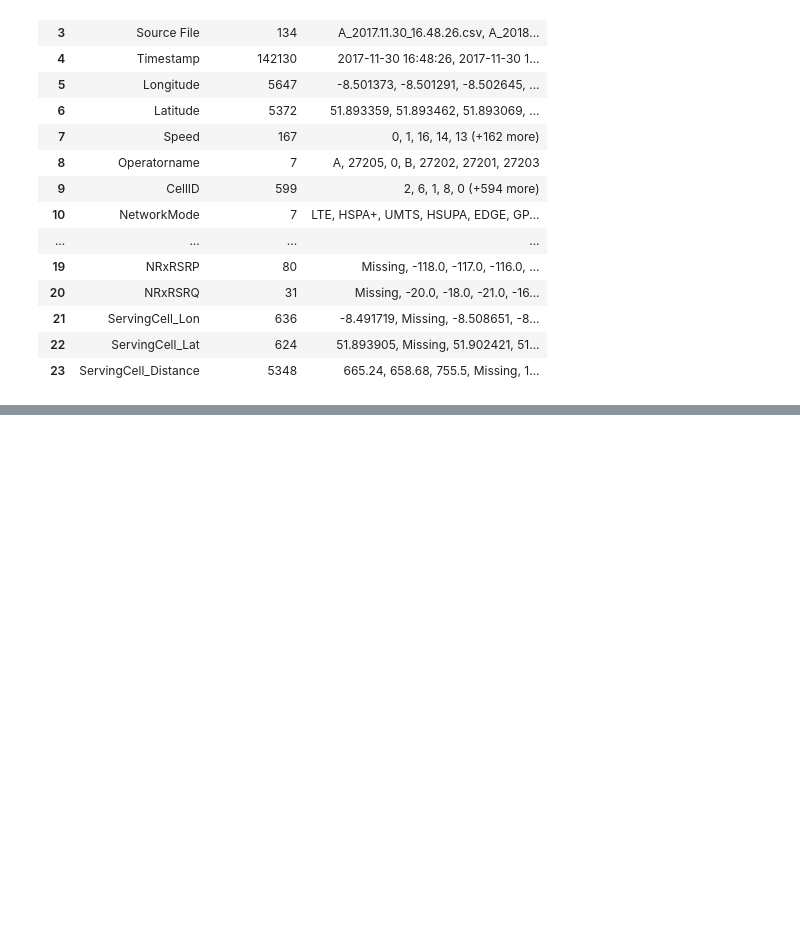
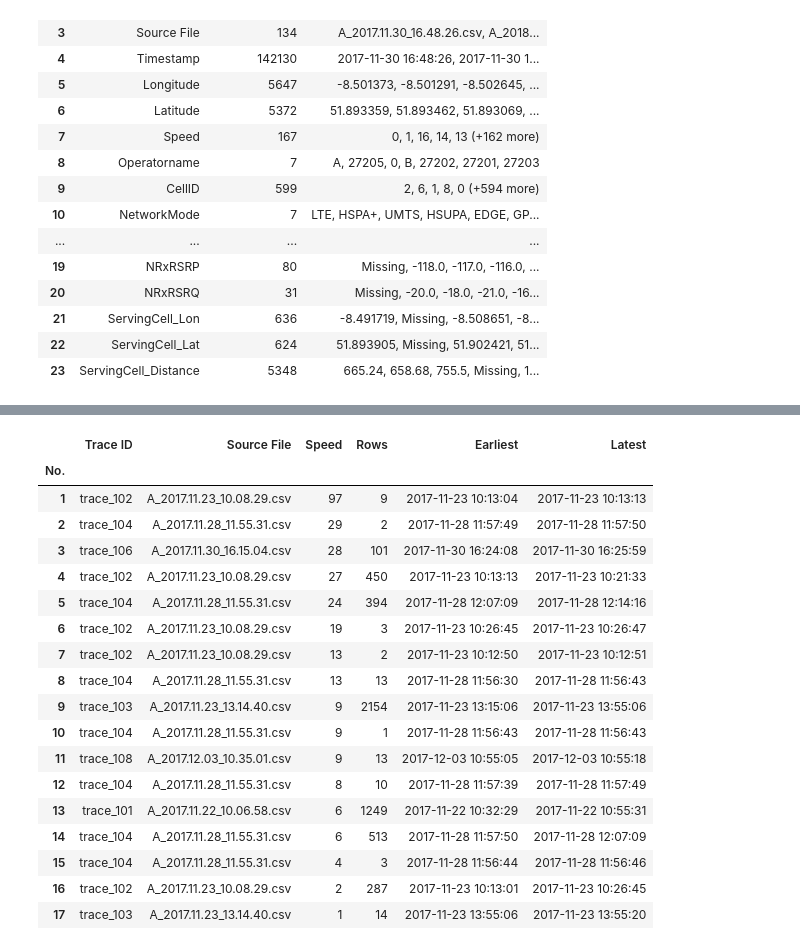
Before and after one commit to Zendin110206/4g-lte-throughput-prediction, a Jupyter notebook: notebooks/01_lte_throughput_analysis.ipynb, the cells around one changed output, grey strips where cells are left out. Cells and saved outputs as stored; diff of their text form; code cells hidden in the pictures; blank space fills up the shorter version.

```diff
--- a/notebooks/01_lte_throughput_analysis.ipynb
+++ b/notebooks/01_lte_throughput_analysis.ipynb
@@ -1073,0 +1545,20 @@ The prepared data contains no remaining `-` placeholders or exact duplicate rows
+# %%
+validated_df = cleaned_df.copy()
+
+invalid_rsrp_values = [-200, -27]
+
+invalid_rsrp_rows = validated_df[
+    "RSRP"
+].isin(invalid_rsrp_values)
+
+validated_df["RSRP"] = validated_df["RSRP"].astype(float)
+
+validated_df.loc[
+    invalid_rsrp_rows,
+    "RSRP",
+] = pd.NA
+
+print(f"Invalid RSRP values replaced: {invalid_rsrp_rows.sum():,}")
+print(f"Missing RSRP values now      : {validated_df['RSRP'].isna().sum():,}")
+print(f"Remaining -200 values        : {validated_df['RSRP'].eq(-200).sum():,}")
+print(f"Remaining -27 values         : {validated_df['RSRP'].eq(-27).sum():,}")
@@ -1073,0 +2132,58 @@ The prepared data contains no remaining `-` placeholders or exact duplicate rows
+# %%
+static_nonzero_speed = validated_df[
+    validated_df["Source Category"].eq("static")
+    & validated_df["Speed"].gt(0)
+].copy()
+
+
+speed_value_summary = (
+    static_nonzero_speed.groupby(
+        "Speed",
+        as_index=False,
+    )
+    .agg(
+        Rows=("Speed", "size"),
+        Traces=("Trace ID", "nunique"),
+    )
+    .sort_values("Speed")
+)
+
+speed_value_summary.index = range(
+    1,
+    len(speed_value_summary) + 1,
+)
+speed_value_summary.index.name = "No."
+
+
+speed_trace_summary = (
+    static_nonzero_speed.groupby(
+        ["Trace ID", "Source File", "Speed"],
+        as_index=False,
+    )
+    .agg(
+        Rows=("Speed", "size"),
+        Earliest=("Timestamp", "min"),
+        Latest=("Timestamp", "max"),
+    )
+    .sort_values(
+        ["Speed", "Trace ID"],
+        ascending=[False, True],
+    )
+)
+
+speed_trace_summary.index = range(
+    1,
+    len(speed_trace_summary) + 1,
+)
+speed_trace_summary.index.name = "No."
+
+
+print(f"Static rows with Speed above 0: {len(static_nonzero_speed):,}")
+
+print("\nObserved speed values")
+display(speed_value_summary)
+
+print("Speed values by trace")
+with pd.option_context("display.max_rows", None):
+    display(speed_trace_summary)
+# %% [output]
@@ -1073,0 +2209,19 @@ The prepared data contains no remaining `-` placeholders or exact duplicate rows
+|  | Trace ID | Source File | Speed | Rows | Earliest | Latest |
+| No. |  |  |  |  |  |  |
+| 1 | trace_102 | A_2017.11.23_10.08.29.csv | 97 | 9 | 2017-11-23 10:13:04 | 2017-11-23 10:13:13 |
+| 2 | trace_104 | A_2017.11.28_11.55.31.csv | 29 | 2 | 2017-11-28 11:57:49 | 2017-11-28 11:57:50 |
+| 3 | trace_106 | A_2017.11.30_16.15.04.csv | 28 | 101 | 2017-11-30 16:24:08 | 2017-11-30 16:25:59 |
+| 4 | trace_102 | A_2017.11.23_10.08.29.csv | 27 | 450 | 2017-11-23 10:13:13 | 2017-11-23 10:21:33 |
+| 5 | trace_104 | A_2017.11.28_11.55.31.csv | 24 | 394 | 2017-11-28 12:07:09 | 2017-11-28 12:14:16 |
+| 6 | trace_102 | A_2017.11.23_10.08.29.csv | 19 | 3 | 2017-11-23 10:26:45 | 2017-11-23 10:26:47 |
+| 7 | trace_102 | A_2017.11.23_10.08.29.csv | 13 | 2 | 2017-11-23 10:12:50 | 2017-11-23 10:12:51 |
+| 8 | trace_104 | A_2017.11.28_11.55.31.csv | 13 | 13 | 2017-11-28 11:56:30 | 2017-11-28 11:56:43 |
+| 9 | trace_103 | A_2017.11.23_13.14.40.csv | 9 | 2154 | 2017-11-23 13:15:06 | 2017-11-23 13:55:06 |
+| 10 | trace_104 | A_2017.11.28_11.55.31.csv | 9 | 1 | 2017-11-28 11:56:43 | 2017-11-28 11:56:43 |
+| 11 | trace_108 | A_2017.12.03_10.35.01.csv | 9 | 13 | 2017-12-03 10:55:05 | 2017-12-03 10:55:18 |
+| 12 | trace_104 | A_2017.11.28_11.55.31.csv | 8 | 10 | 2017-11-28 11:57:39 | 2017-11-28 11:57:49 |
+| 13 | trace_101 | A_2017.11.22_10.06.58.csv | 6 | 1249 | 2017-11-22 10:32:29 | 2017-11-22 10:55:31 |
+| 14 | trace_104 | A_2017.11.28_11.55.31.csv | 6 | 513 | 2017-11-28 11:57:50 | 2017-11-28 12:07:09 |
+| 15 | trace_104 | A_2017.11.28_11.55.31.csv | 4 | 3 | 2017-11-28 11:56:44 | 2017-11-28 11:56:46 |
+| 16 | trace_102 | A_2017.11.23_10.08.29.csv | 2 | 287 | 2017-11-23 10:13:01 | 2017-11-23 10:26:45 |
+| 17 | trace_103 | A_2017.11.23_13.14.40.csv | 1 | 14 | 2017-11-23 13:55:06 | 2017-11-23 13:55:20 |
```
Also changed, not shown: parts of 29 cells of this notebook, 2 other files.
